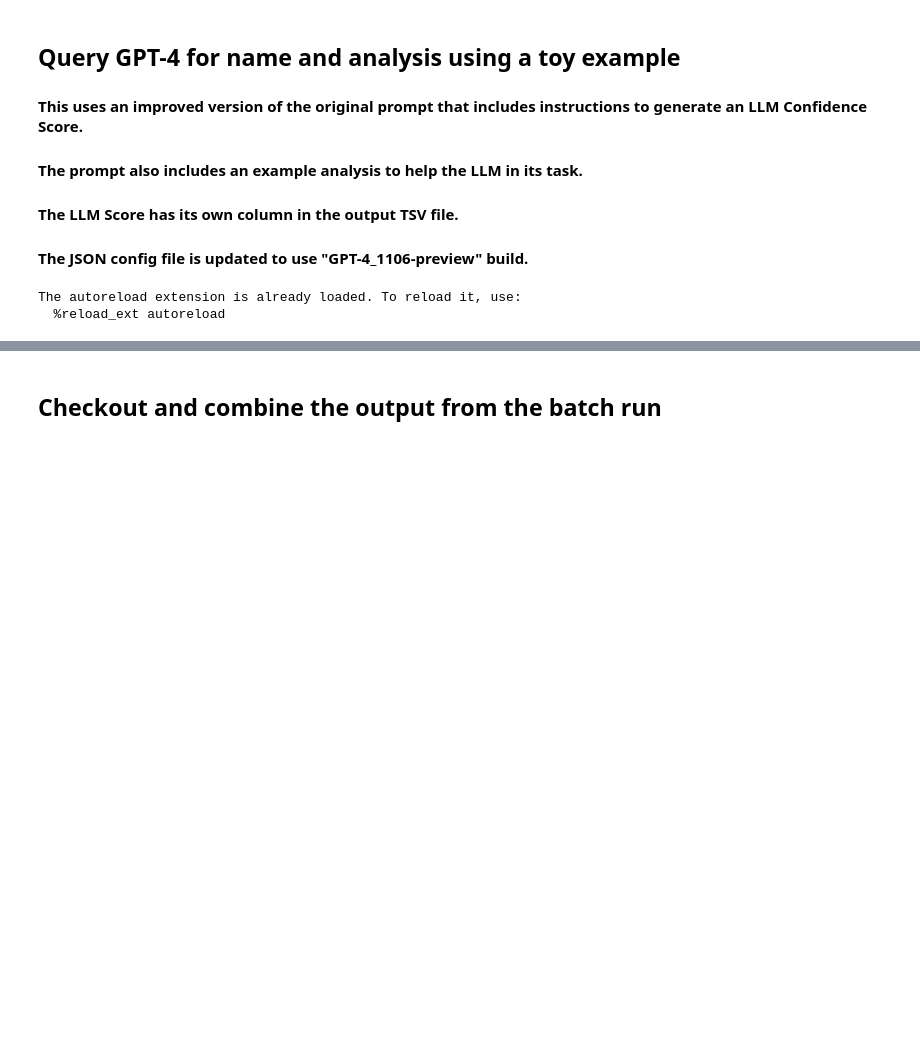
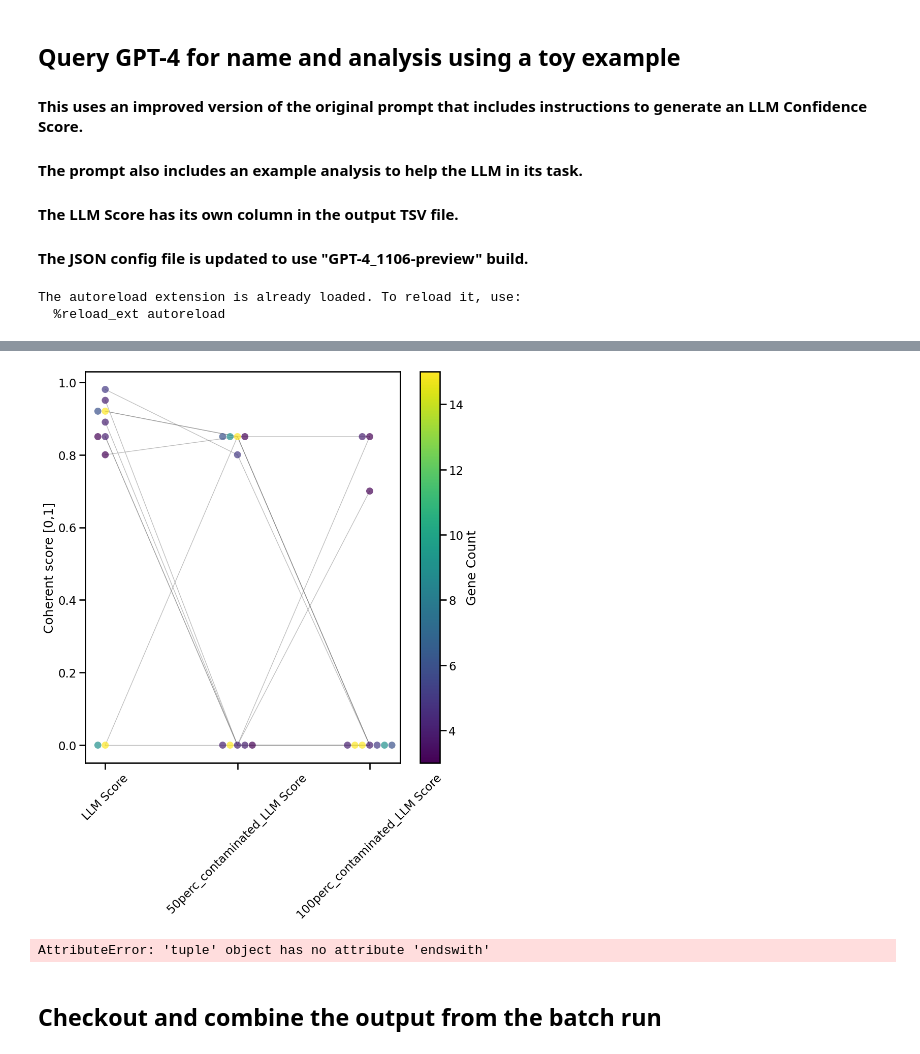
Before and after one commit to idekerlab/llm_evaluation_for_gene_set_interpretation, a Jupyter notebook: 1.[GO set]Run_LLM_analysis.ipynb, the cells around one changed output, grey strips where cells are left out. Cells and saved outputs as stored; diff of their text form; code cells hidden in the pictures; blank space fills up the shorter version.

Commit message:
update the scoreing comparison

```diff
--- a/1.[GO set]Run_LLM_analysis.ipynb
+++ b/1.[GO set]Run_LLM_analysis.ipynb
@@ -242,0 +226,4 @@ for i, row in tqdm(df.iterrows(), total=df.shape[0]):
+# %%
+import pandas as pd
+score_df = pd.read_csv('data/GO_term_analysis/LLM_processed_toy_example_with_score.tsv', sep = '\t')
+score_df
@@ -243,3 +242,45 @@ for i, row in tqdm(df.iterrows(), total=df.shape[0]):
+# %%
+import matplotlib.pyplot as plt
+import seaborn as sns
+sns.set_context('talk')
+plt.figure(figsize=(10, 10))
+columns_score = [col for col in score_df.columns if col.endswith('Score')]
+
+filtered_score_df = score_df[['GO', 'Gene_Count']+columns_score]
+long_scores = filtered_score_df.melt(id_vars=['GO', 'Gene_Count'], var_name='Score Type', value_name='Score')
+
+long_scores.head()
+long_scores.Score = long_scores.Score.astype(float)
+sns.swarmplot(x='Score Type', y='Score', data=long_scores, size=10, hue='Gene_Count', palette='viridis', edgecolor='none', legend=False, alpha=0.7)
+
+# Draw lines between points with the same 'GO'
+for name, group in long_scores.groupby('GO'):
+    if len(group) > 1:
+        plt.plot(group['Score Type'], group['Score'], marker='', color='grey', linewidth=1, alpha=0.5)
+
+plt.xticks(rotation=45)
+plt.xlabel('')
+plt.ylabel('Coherent score [0,1]')
+
+# Create a colorbar for the continuous hue
+norm = plt.Normalize(long_scores['Gene_Count'].min(), long_scores['Gene_Count'].max())
+sm = plt.cm.ScalarMappable(cmap="viridis", norm=norm)
+sm.set_array([])
+
+# Add the colorbar to the plot
+plt.colorbar(sm, label='Gene Count')
+
+plt.show()
+# %% [output]
+[figure, added]
+# %%
+import matplotlib.pyplot as plt
+# plot the violin plot for the scores in a single plot
+plt.figure(figsize=(20,10))
+scores_columns = [col for col in df.columns if col.endswith('Score')]
+for col in scores_columns:
+# %% [output]
+AttributeError: 'tuple' object has no attribute 'endswith'
 # %%
 # test the script for batch run
 
```
Also changed, not shown: parts of 7 cells of this notebook, 1 other file.
